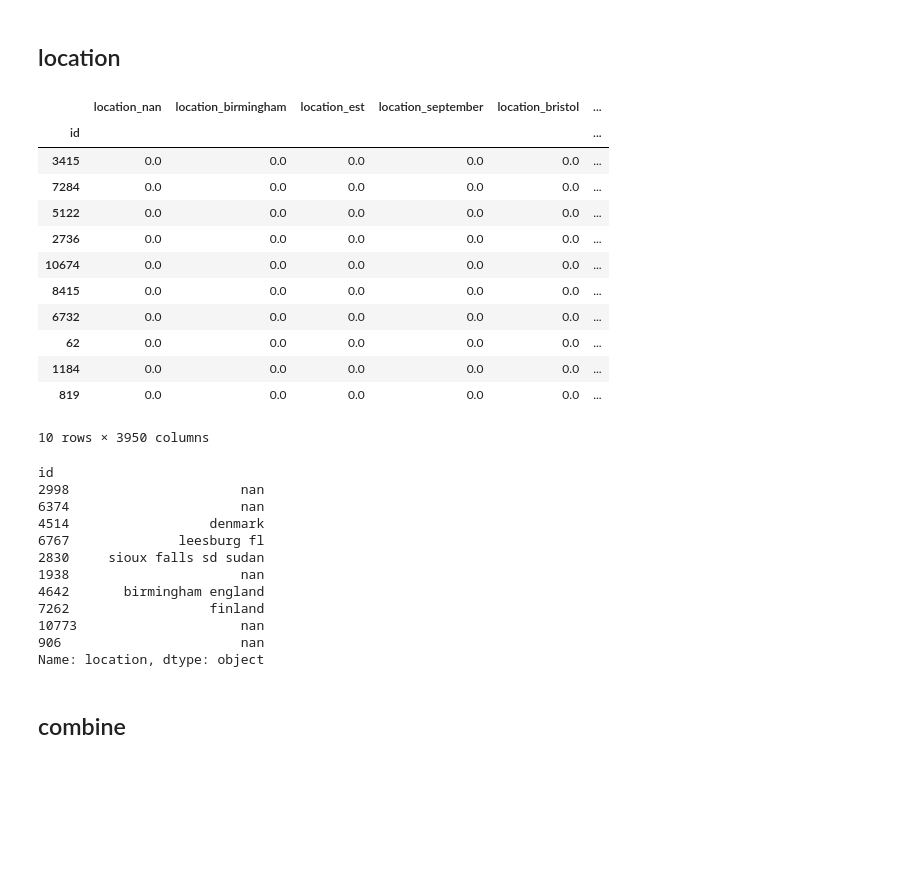
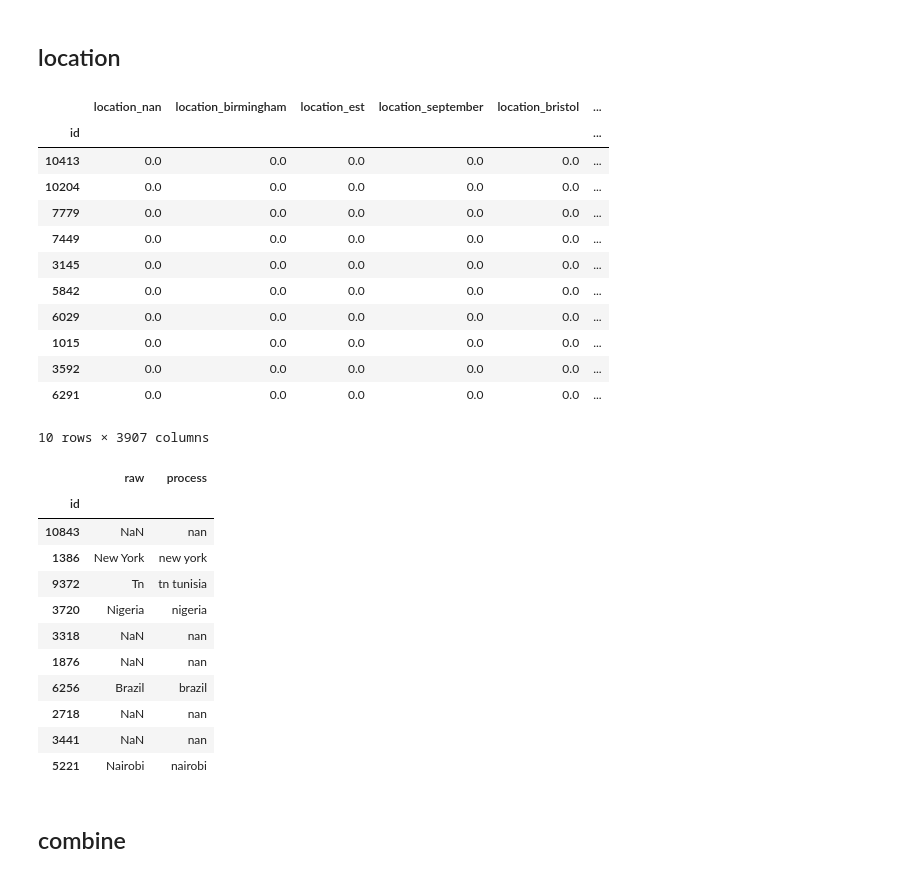
Before and after one commit to AlonWolfi/kaggle--nlp-getting-started, a Jupyter notebook: project_notebook.ipynb, the cells around one changed output. Saved outputs shown, nothing was run; the diff lists cells and outputs as text; code cells hidden in the pictures; blank space fills up the shorter version.

```diff
--- a/project_notebook.ipynb
+++ b/project_notebook.ipynb
@@ -35,5 +38,5 @@ Using TensorFlow backend.
 # %%
 VALIDATION = False
-SAMPLE = True
+SAMPLE = False
 SAMPLE_FRAC = 0.3
 final_metric = HardMetric(f1_score)
@@ -122,32 +158,32 @@ X_location.sample(10)
 # %% [output]
 |  | location_nan | location_birmingham | location_est | location_september | location_bristol | ... |
 | id |  |  |  |  |  | ... |
-| 3415 | 0.0 | 0.0 | 0.0 | 0.0 | 0.0 | ... |
-| 7284 | 0.0 | 0.0 | 0.0 | 0.0 | 0.0 | ... |
-| 5122 | 0.0 | 0.0 | 0.0 | 0.0 | 0.0 | ... |
-| 2736 | 0.0 | 0.0 | 0.0 | 0.0 | 0.0 | ... |
-| 10674 | 0.0 | 0.0 | 0.0 | 0.0 | 0.0 | ... |
-| 8415 | 0.0 | 0.0 | 0.0 | 0.0 | 0.0 | ... |
-| 6732 | 0.0 | 0.0 | 0.0 | 0.0 | 0.0 | ... |
-| 62 | 0.0 | 0.0 | 0.0 | 0.0 | 0.0 | ... |
-| 1184 | 0.0 | 0.0 | 0.0 | 0.0 | 0.0 | ... |
-| 819 | 0.0 | 0.0 | 0.0 | 0.0 | 0.0 | ... |
+| 10413 | 0.0 | 0.0 | 0.0 | 0.0 | 0.0 | ... |
+| 10204 | 0.0 | 0.0 | 0.0 | 0.0 | 0.0 | ... |
+| 7779 | 0.0 | 0.0 | 0.0 | 0.0 | 0.0 | ... |
+| 7449 | 0.0 | 0.0 | 0.0 | 0.0 | 0.0 | ... |
+| 3145 | 0.0 | 0.0 | 0.0 | 0.0 | 0.0 | ... |
+| 5842 | 0.0 | 0.0 | 0.0 | 0.0 | 0.0 | ... |
+| 6029 | 0.0 | 0.0 | 0.0 | 0.0 | 0.0 | ... |
+| 1015 | 0.0 | 0.0 | 0.0 | 0.0 | 0.0 | ... |
+| 3592 | 0.0 | 0.0 | 0.0 | 0.0 | 0.0 | ... |
+| 6291 | 0.0 | 0.0 | 0.0 | 0.0 | 0.0 | ... |
-10 rows × 3950 columns
+10 rows × 3907 columns
 # %%
-preprocess_location(location).sample(10)
+raw_vs_processed(location, preprocess_location).sample(10)
 # %% [output]
-id
-2998                      nan
-6374                      nan
-4514                  denmark
-6767              leesburg fl
-2830     sioux falls sd sudan
-1938                      nan
-4642       birmingham england
-7262                  finland
-10773                     nan
-906                       nan
-Name: location, dtype: object
+|  | raw | process |
+| id |  |  |
+| 10843 | NaN | nan |
+| 1386 | New York | new york |
+| 9372 | Tn | tn tunisia |
+| 3720 | Nigeria | nigeria |
+| 3318 | NaN | nan |
+| 1876 | NaN | nan |
+| 6256 | Brazil | brazil |
+| 2718 | NaN | nan |
+| 3441 | NaN | nan |
+| 5221 | Nairobi | nairobi |
 # %% [markdown]
 ## combine
 # %%
```
Also changed, not shown: parts of 57 cells of this notebook, 16 other files.
